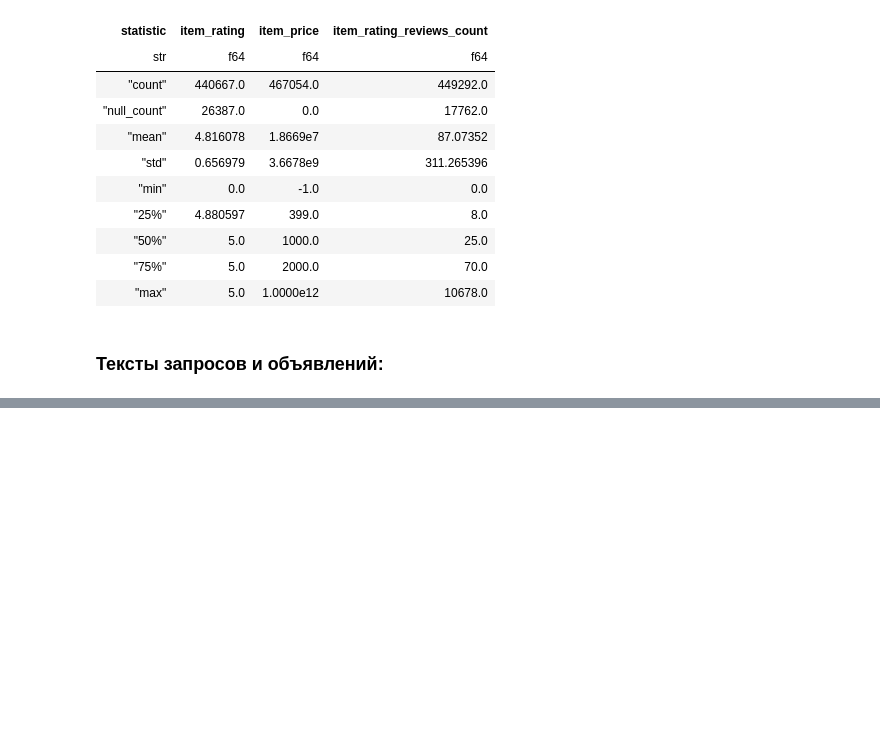
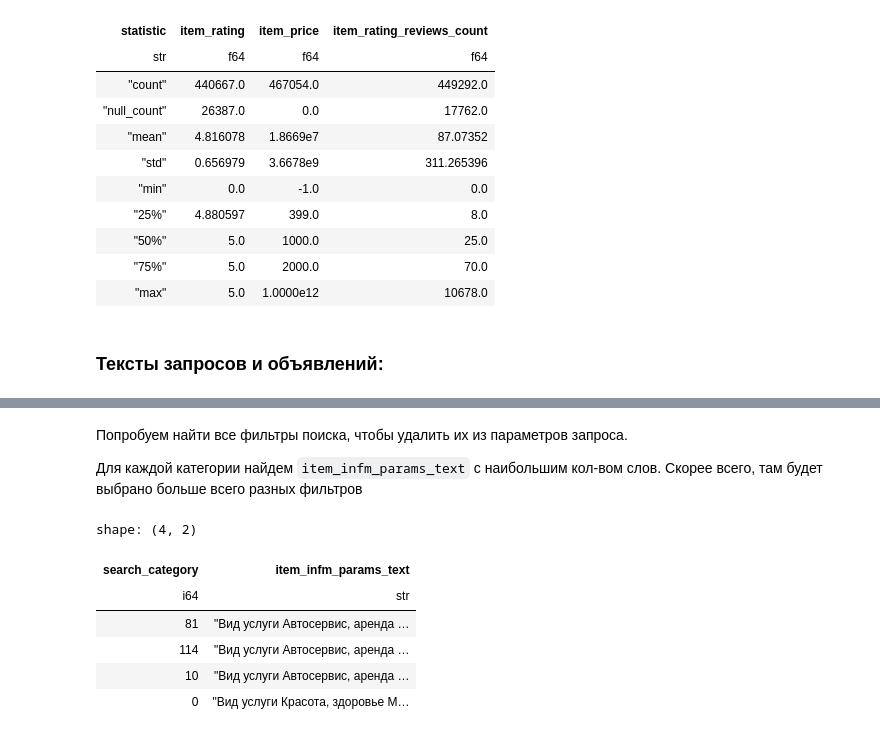
Before and after one commit to temich91/avito-bootcamp-26, a Jupyter notebook: notebooks/eda.ipynb, the cells around one changed output, grey strips where cells are left out. Cells and saved outputs as stored; diff of their text form; code cells hidden in the pictures; blank space fills up the shorter version.

```diff
--- a/notebooks/eda.ipynb
+++ b/notebooks/eda.ipynb
@@ -143 +143,29 @@ shape: (5, 4)
 | "item_infm_params_text" | 10 | 11899 | "Вид услуги" |
+# %% [markdown]
+Попробуем найти все фильтры поиска, чтобы удалить их из параметров запроса.
+
+Для каждой категории найдем `item_infm_params_text` с наибольшим кол-вом слов. Скорее всего, там будет выбрано больше всего разных фильтров
+# %%
+
+max_spaces = (
+    df
+    .with_columns(pl.col("item_infm_params_text").fill_null(""))
+
+    .with_columns(pl.col("item_infm_params_text").str.count_matches(" ").alias("space_count"))
+
+    .filter(pl.col("space_count") == pl.col("space_count").max().over("search_category"))
+
+    .select(["search_category", "item_infm_params_text"])
+
+    .unique(subset=["search_category"])
+)
+
+max_spaces
+# %% [output]
+shape: (4, 2)
+| search_category | item_infm_params_text |
+| i64 | str |
+| 81 | "Вид услуги Автосервис, аренда … |
+| 114 | "Вид услуги Автосервис, аренда … |
+| 10 | "Вид услуги Автосервис, аренда … |
+| 0 | "Вид услуги Красота, здоровье М… |
```
Also changed, not shown: parts of 3 cells of this notebook, 4 other files.
